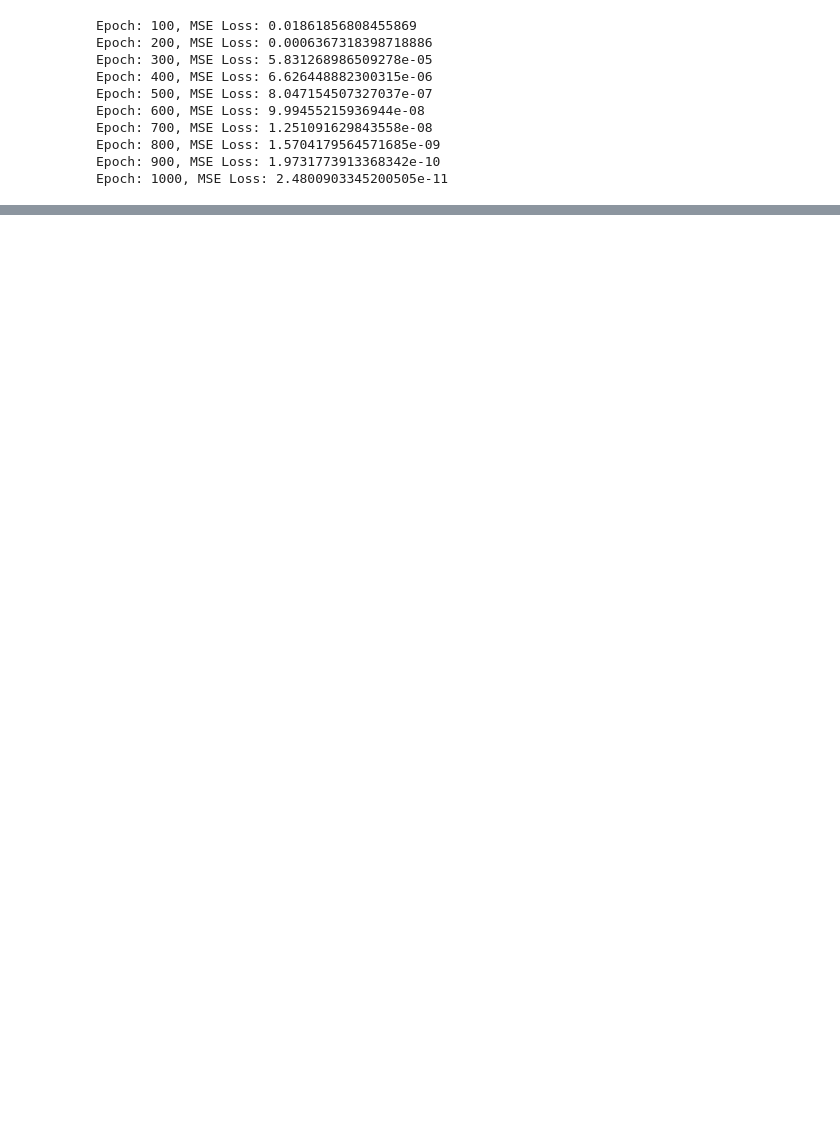
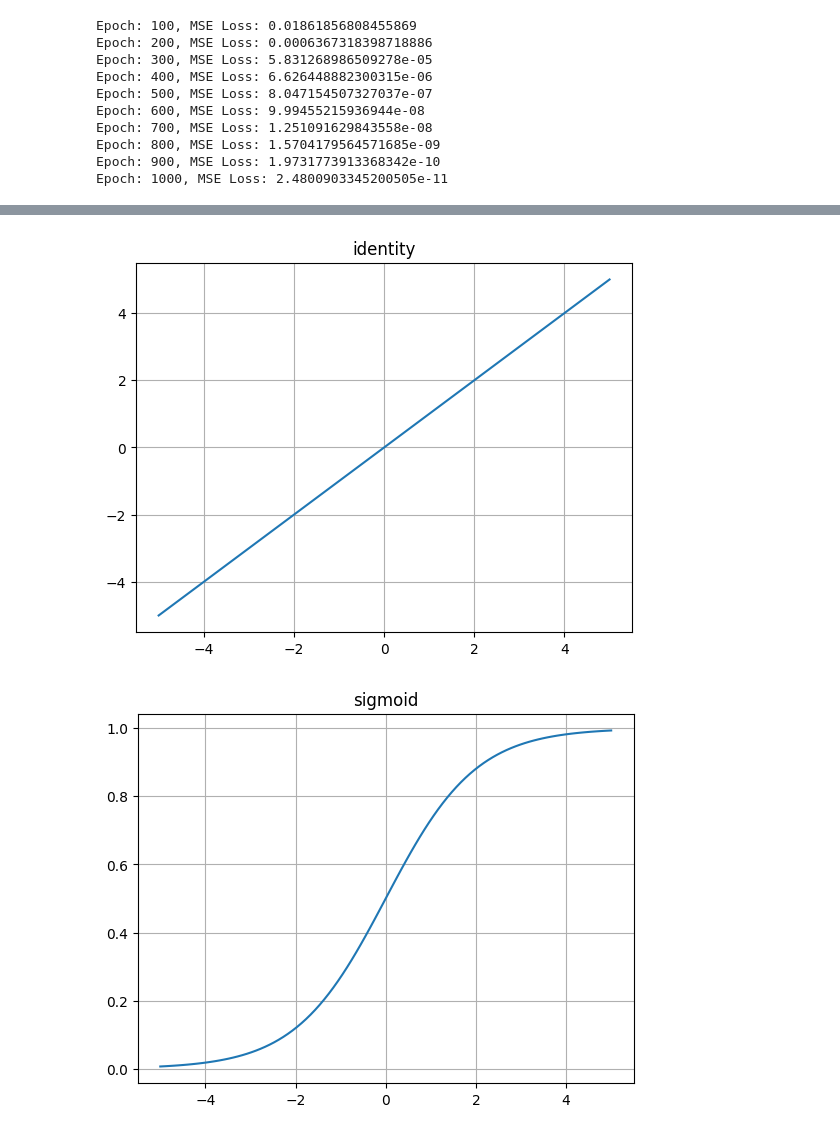
Before and after one commit to rmsValue9232/DA6401_assignment_1, a Jupyter notebook: test.ipynb, the cells around one changed output, grey strips where cells are left out. Cells and saved outputs as stored; diff of their text form; code cells hidden in the pictures; blank space fills up the shorter version.

```diff
--- a/test.ipynb
+++ b/test.ipynb
@@ -94,0 +109,16 @@ import numpy.typing as npt
+# %%
+from activations import Activation
+
+afs = ["identity", "sigmoid", "tanh", "relu"]
+
+for af in afs:
+    activation = Activation(af)
+    x = np.linspace(-5,5,100)
+    y = activation.function(x)
+    plt.plot(x, y)
+    plt.title(af)
+    plt.grid(True)
+    plt.show()
+# %% [output]
+[figure, added]
+[figure, added]
```
Also changed, not shown: parts of 3 cells of this notebook, 1 other file.
